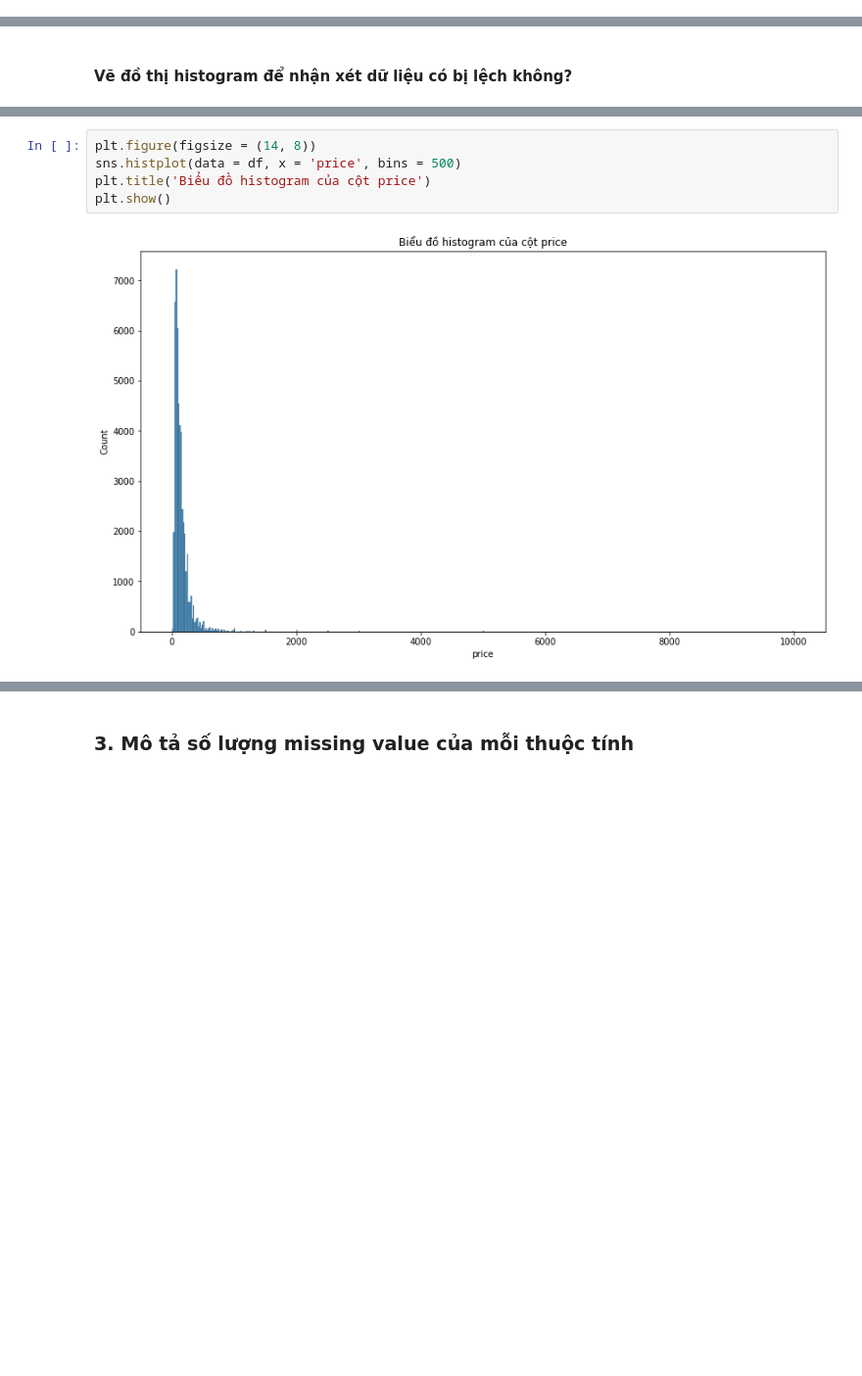
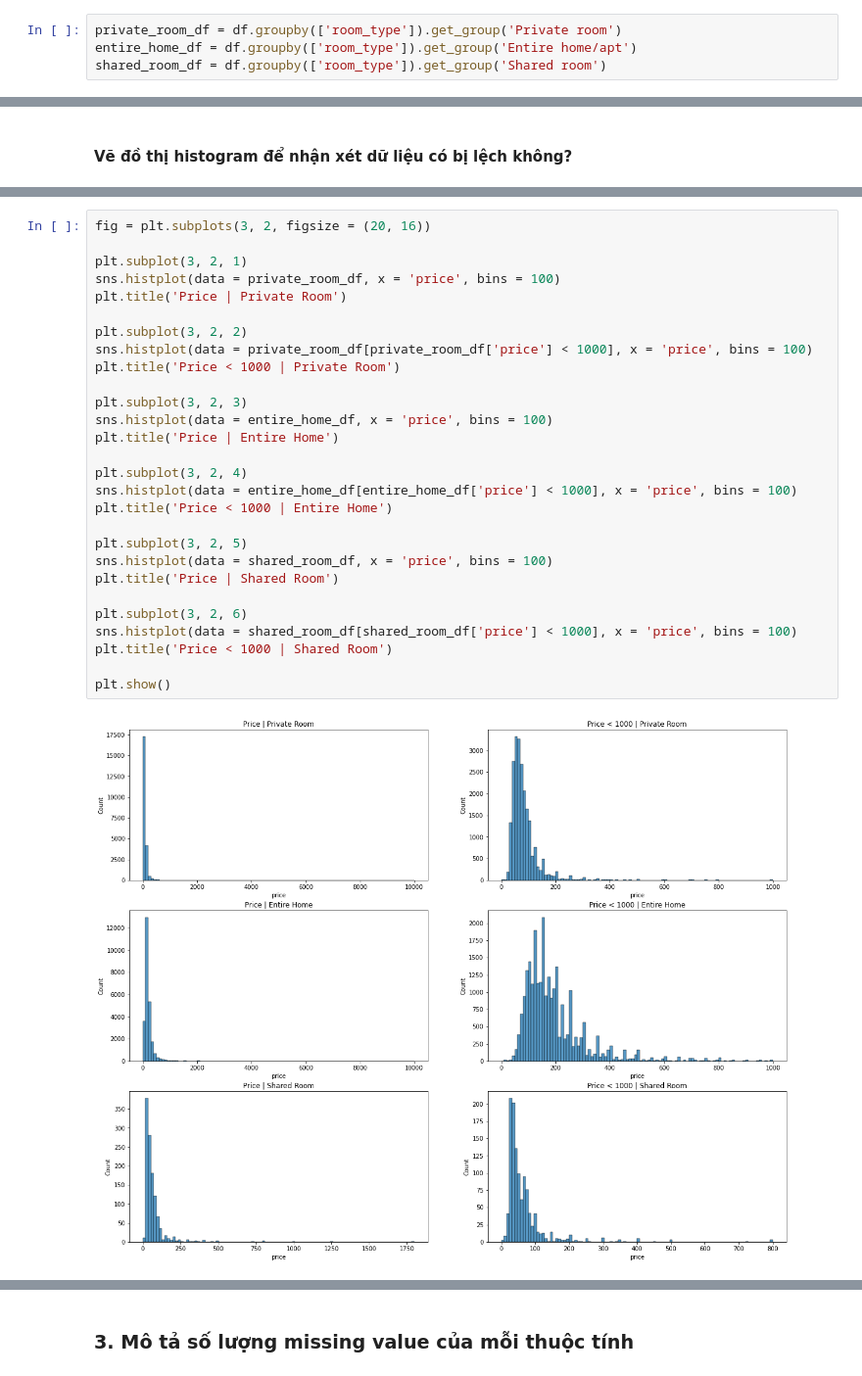
Before and after one commit to vt-khang/PTDLUD, a Jupyter notebook: DATH#1_PTDLUD#6.ipynb, the cells around one changed output, grey strips where cells are left out. Shown at 98% size. Drawn from its saved outputs; the diff is of its cells as text; blank space fills up the shorter version.

```diff
--- a/DATH#1_PTDLUD#6.ipynb
+++ b/DATH#1_PTDLUD#6.ipynb
@@ -62,2 +71,6 @@ Có vẻ các cột đều có kiểu dữ liệu phù hợp. Nếu trong quá t
+# %%
+private_room_df = df.groupby(['room_type']).get_group('Private room')
+entire_home_df = df.groupby(['room_type']).get_group('Entire home/apt')
+shared_room_df = df.groupby(['room_type']).get_group('Shared room')
 # %% [markdown]
 #### Giá phòng cao nhất, thấp nhất, giá phòng trung bình, mức giá xuất hiện nhiều
@@ -98,8 +118,31 @@ Ta sẽ chia thành 500 thùng để dễ quan sát đặc trưng của biểu
-# %%
-plt.figure(figsize = (14, 8))
-sns.histplot(data = df, x = 'price', bins = 500)
-plt.title('Biểu đồ histogram của cột price')
-plt.show()
-# %% [output]
-[figure, removed]
+# %%
+fig = plt.subplots(3, 2, figsize = (20, 16))
+
+plt.subplot(3, 2, 1)
+sns.histplot(data = private_room_df, x = 'price', bins = 100)
+plt.title('Price | Private Room')
+
+plt.subplot(3, 2, 2)
+sns.histplot(data = private_room_df[private_room_df['price'] < 1000], x = 'price', bins = 100)
+plt.title('Price < 1000 | Private Room')
+
+plt.subplot(3, 2, 3)
+sns.histplot(data = entire_home_df, x = 'price', bins = 100)
+plt.title('Price | Entire Home')
+
+plt.subplot(3, 2, 4)
+sns.histplot(data = entire_home_df[entire_home_df['price'] < 1000], x = 'price', bins = 100)
+plt.title('Price < 1000 | Entire Home')
+
+plt.subplot(3, 2, 5)
+sns.histplot(data = shared_room_df, x = 'price', bins = 100)
+plt.title('Price | Shared Room')
+
+plt.subplot(3, 2, 6)
+sns.histplot(data = shared_room_df[shared_room_df['price'] < 1000], x = 'price', bins = 100)
+plt.title('Price < 1000 | Shared Room')
+
+plt.show()
+# %% [output]
+[figure, added]
 # %% [markdown]
```
Also changed, not shown: parts of 49 cells of this notebook.
